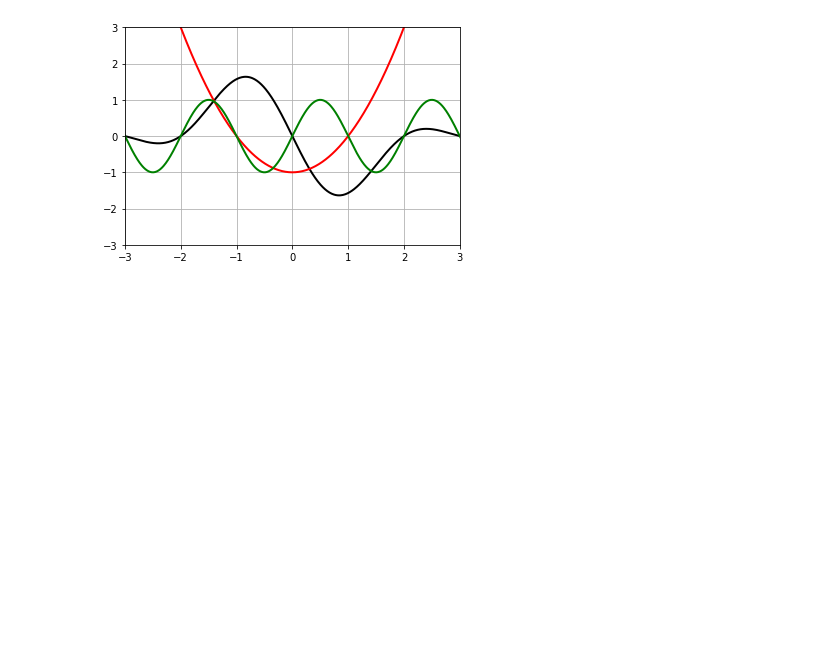
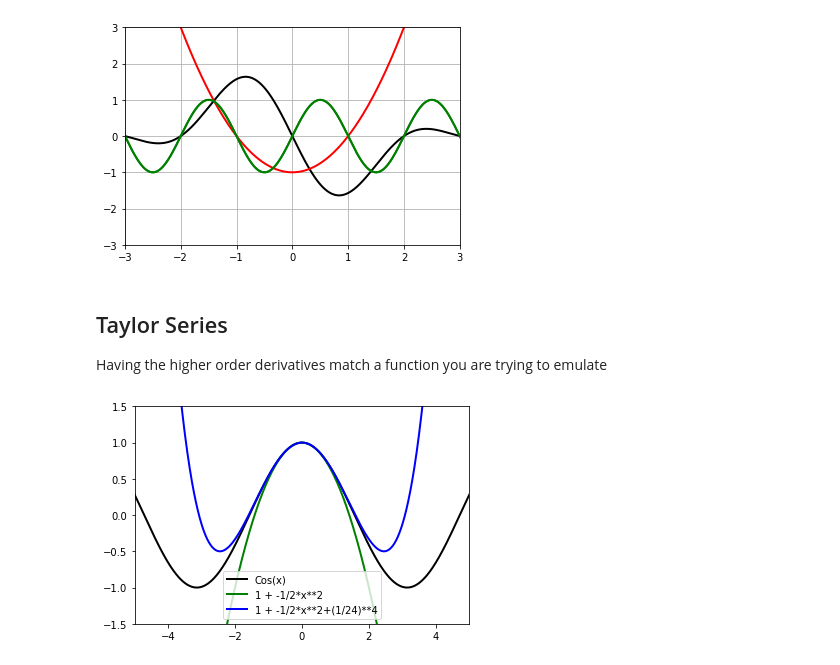
Before and after one commit to sjrusso8/calculus-refresher, a Jupyter notebook: calculus/practice_calc.ipynb, the cells around one changed output. Cells and saved outputs as stored; diff of their text form; code cells hidden in the pictures; blank space fills up the shorter version.

Commit message:
created some taylor series examples

```diff
--- a/calculus/practice_calc.ipynb
+++ b/calculus/practice_calc.ipynb
@@ -160,3 +160,31 @@ plt.grid()
 plt.show()
 # %% [output]
 [figure]
+# %% [markdown]
+## Taylor Series
+
+
+Having the higher order derivatives match a function you are trying to emulate
+# %%
+cosx = sym.cos(x)
+
+# Adding a polynoial to estimate that same graph
+#   c + c1*x c2*X**2
+tx = 1 + 0*x + (-1/2)*x**2
+gx = 1 + 0*x + (-1/2)*x**2 + 0*x**3 + (1/24)*x**4
+
+xx = np.linspace(-5,5,1000)
+
+cosx_lambda = sym.lambdify(x, cosx)(xx)
+tx_lambda = sym.lambdify(x, tx)(xx)
+gx_lambda = sym.lambdify(x, gx)(xx)
+
+plt.plot(xx,cosx_lambda,'k',linewidth=2, label="Cos(x)")
+plt.plot(xx,tx_lambda,'g',linewidth=2, label="1 + -1/2*x**2")
+plt.plot(xx,gx_lambda,'b',linewidth=2, label="1 + -1/2*x**2+(1/24)**4")
+plt.ylim(-1.5,1.5)
+plt.xlim(-5,5)
+plt.legend()
+plt.show()
+# %% [output]
+[figure, added]
```
Also changed, not shown: parts of 1 cell of this notebook.
